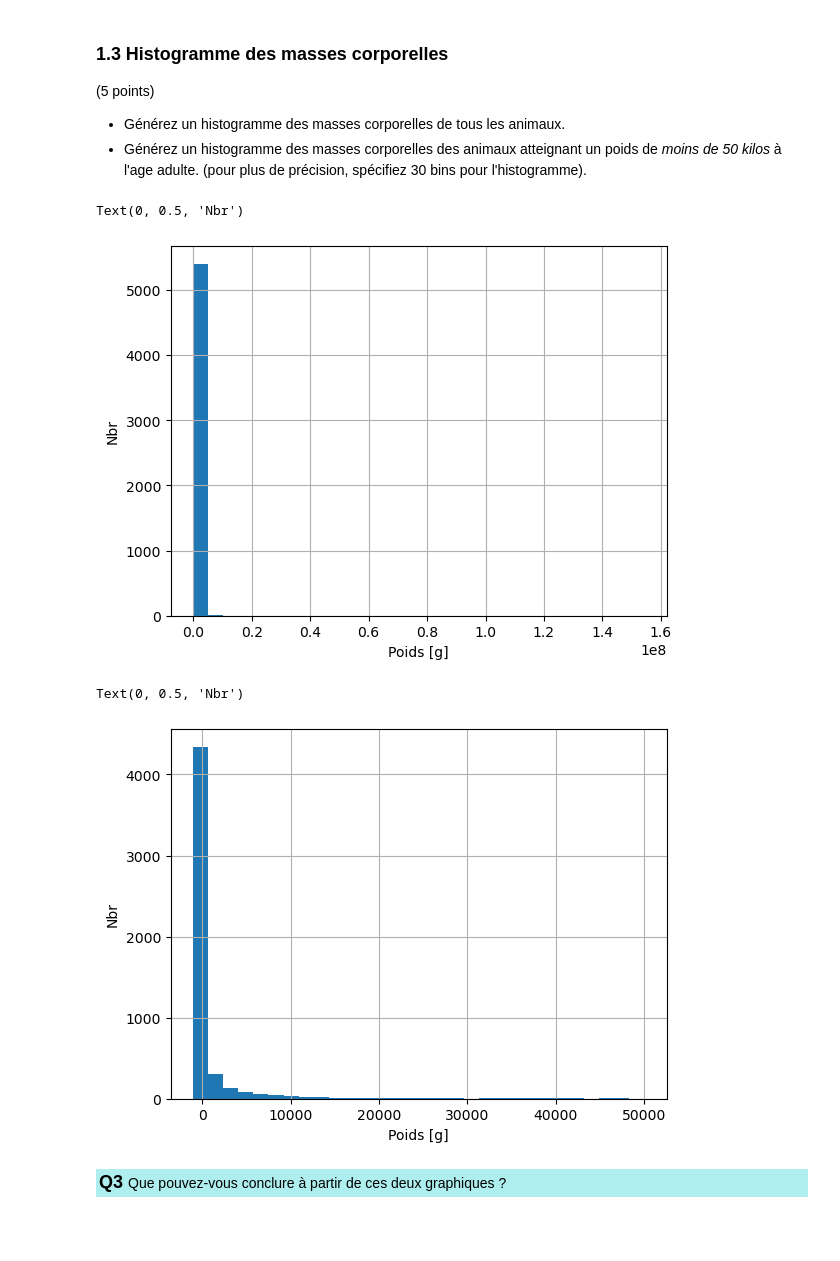
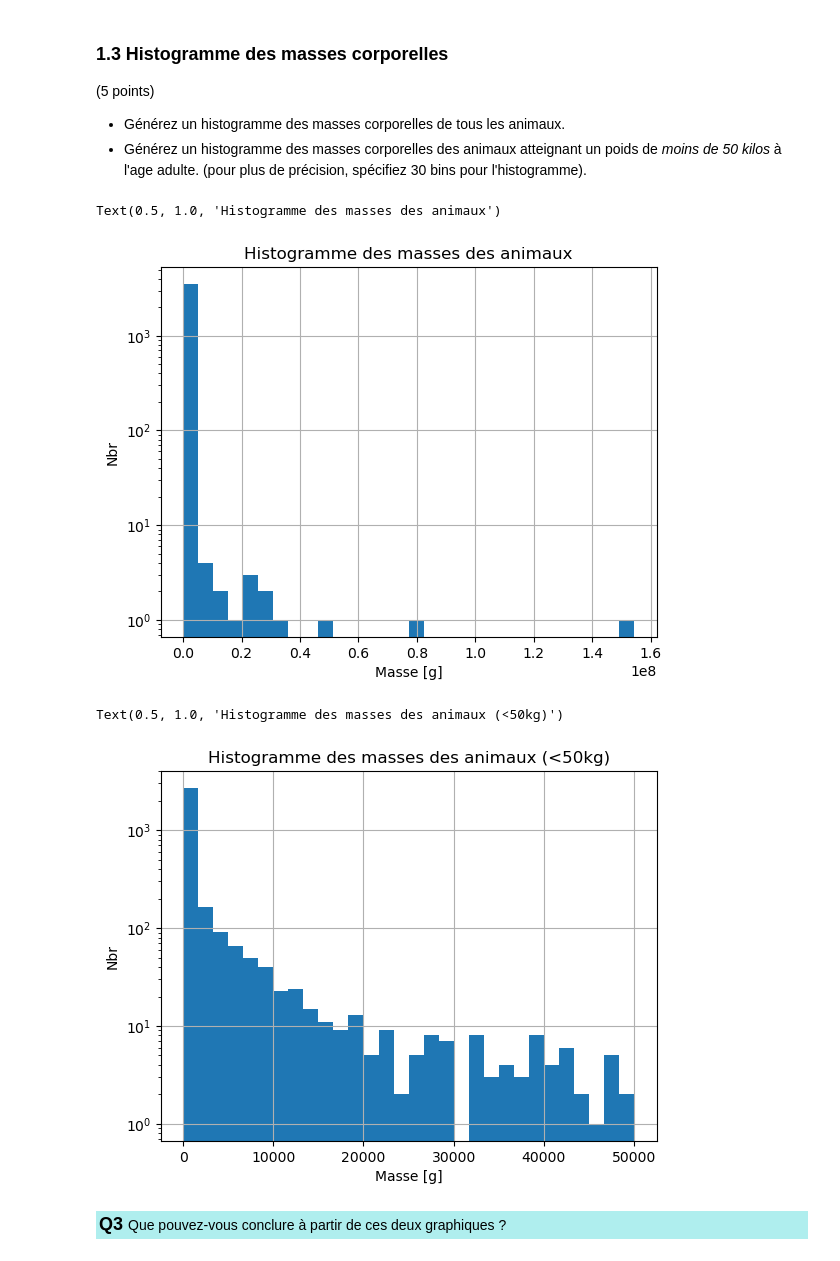
Before and after one commit to Calum-Quinn/ISD_Labo3, a Jupyter notebook: TP3_ISD_SA2023_Vuilleumier_Quinn.ipynb, the cells around one changed output. Saved outputs shown, nothing was run; the diff lists cells and outputs as text; code cells hidden in the pictures; blank space fills up the shorter version.

```diff
--- a/TP3_ISD_SA2023_Vuilleumier_Quinn.ipynb
+++ b/TP3_ISD_SA2023_Vuilleumier_Quinn.ipynb
@@ -193,22 +190,26 @@ Remarques:
 - Générez un histogramme des masses corporelles des animaux atteignant un poids de *moins de 50 kilos* à l'age adulte. (pour plus de précision, spécifiez 30 bins pour l'histogramme).
 # %%
 # Histogramme
-df_mass.hist(bins=30)
-plt.xlabel("Poids [g]")
+df_filtered.hist(bins=30)
+plt.xlabel("Masse [g]")
 plt.ylabel("Nbr")
+plt.yscale('log')
+plt.title("Histogramme des masses des mammifères")
 # %% [output]
-Text(0, 0.5, 'Nbr')
+Text(0.5, 1.0, 'Histogramme des masses des animaux')
-[figure, old version]
+[figure, new version]
 # %%
 # Histogramme des animaux de <50 kg, 30 bins
 
-df_filtered = df_mass[df_mass < 50000]
-df_filtered.hist(bins=30)
-plt.xlabel("Poids [g]")
+df_cut = df_filtered[df_mass < 50000]
+df_cut.hist(bins=30)
+plt.xlabel("Masse [g]")
 plt.ylabel("Nbr")
+plt.yscale('log')
+plt.title("Histogramme des masses des mammifères (<50kg)")
 # %% [output]
-Text(0, 0.5, 'Nbr')
+Text(0.5, 1.0, 'Histogramme des masses des animaux (<50kg)')
-[figure, old version]
+[figure, new version]
 # %% [markdown]
 <p style="background-color:#AFEEEE;padding:3px"><font size="4"><b>Q3 </b></font> Que pouvez-vous conclure à partir de ces deux graphiques ? </p>
 # %% [markdown]
```
Also changed, not shown: parts of 8 cells of this notebook.
